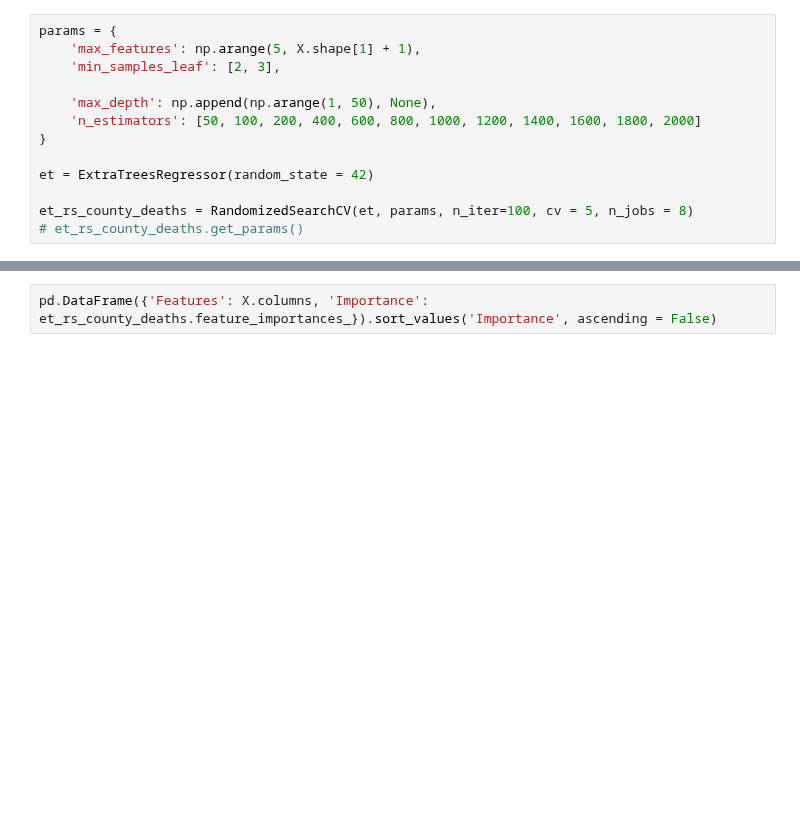
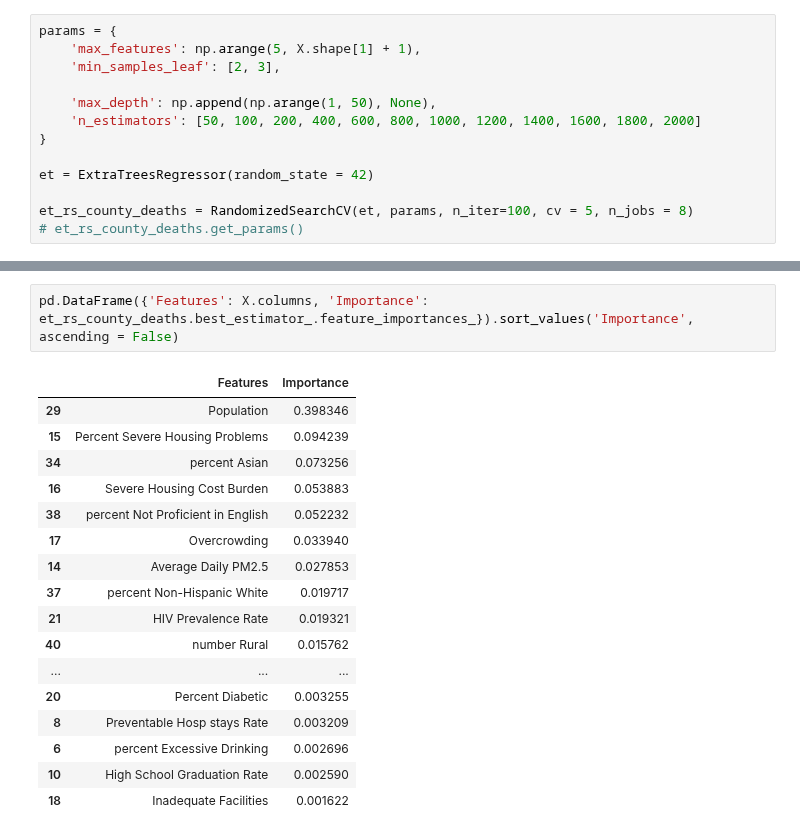
Before and after one commit to rafirahman27/Preparing_for_the_next_Pandemic, a Jupyter notebook: JG_Models.ipynb, the cells around one changed output, grey strips where cells are left out. Cells and saved outputs as stored; diff of their text form; blank space fills up the shorter version.

```diff
--- a/JG_Models.ipynb
+++ b/JG_Models.ipynb
@@ -505,2 +515,20 @@ et_rs_county_deaths.best_params_
 # %%
-pd.DataFrame({'Features': X.columns, 'Importance': et_rs_county_deaths.feature_importances_}).sort_values('Importance', ascending = False)
+pd.DataFrame({'Features': X.columns, 'Importance': et_rs_county_deaths.best_estimator_.feature_importances_}).sort_values('Importance', ascending = False)
+# %% [output]
+|  | Features | Importance |
+| 29 | Population | 0.398346 |
+| 15 | Percent Severe Housing Problems | 0.094239 |
+| 34 | percent Asian | 0.073256 |
+| 16 | Severe Housing Cost Burden | 0.053883 |
+| 38 | percent Not Proficient in English | 0.052232 |
+| 17 | Overcrowding | 0.033940 |
+| 14 | Average Daily PM2.5 | 0.027853 |
+| 37 | percent Non-Hispanic White | 0.019717 |
+| 21 | HIV Prevalence Rate | 0.019321 |
+| 40 | number Rural | 0.015762 |
+| ... | ... | ... |
+| 20 | Percent Diabetic | 0.003255 |
+| 8 | Preventable Hosp stays Rate | 0.003209 |
+| 6 | percent Excessive Drinking | 0.002696 |
+| 10 | High School Graduation Rate | 0.002590 |
+| 18 | Inadequate Facilities | 0.001622 |
```
Also changed, not shown: parts of 9 cells of this notebook, 2 other files.
